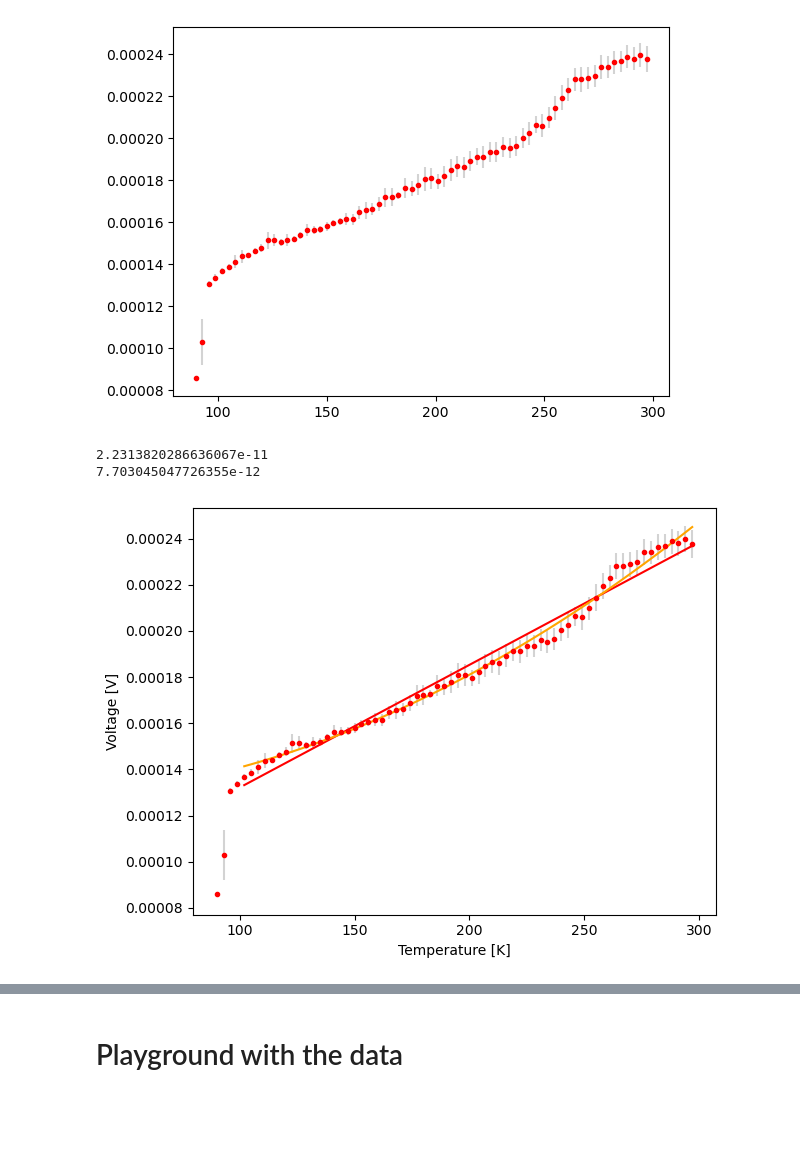
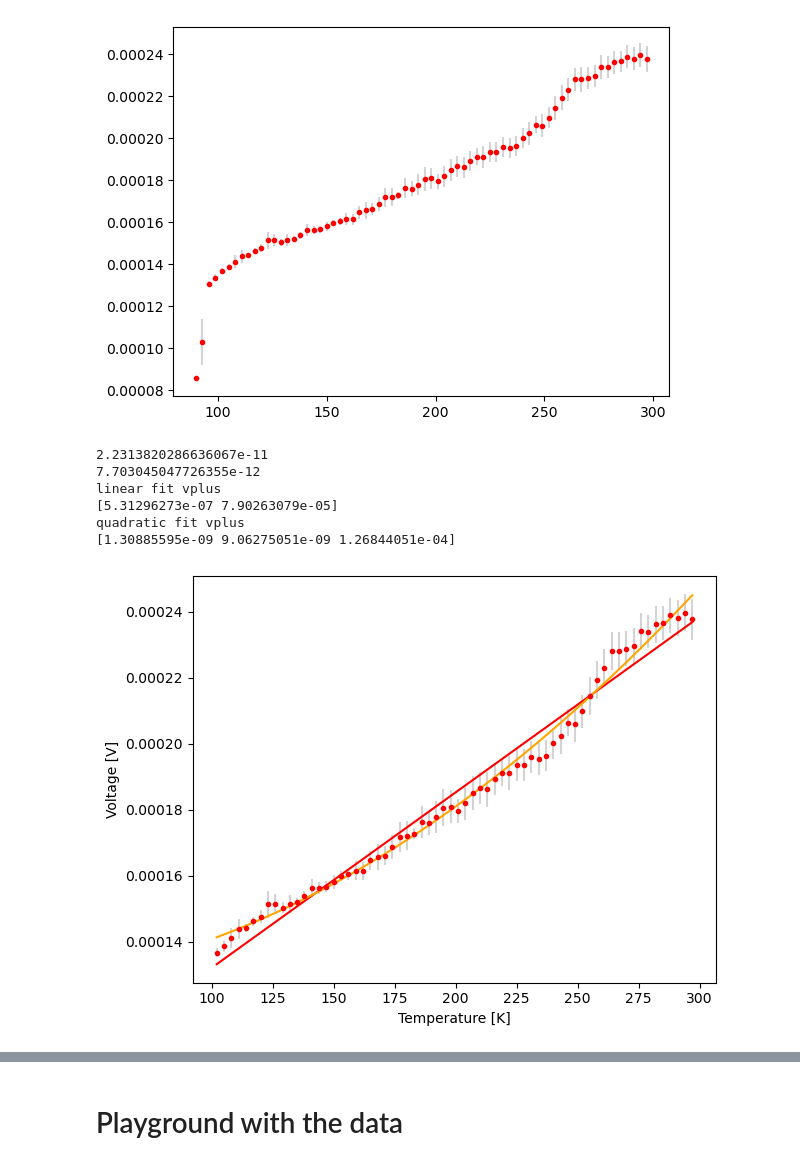
Before and after one commit to JanZur/Solid_state_physics_lab, a Jupyter notebook: solidstates_lab.ipynb, the cells around one changed output, grey strips where cells are left out. Drawn from its saved outputs; the diff is of its cells as text; code cells hidden in the pictures; blank space fills up the shorter version.

```diff
--- a/solidstates_lab.ipynb
+++ b/solidstates_lab.ipynb
@@ -989,38 +989,62 @@ plt.errorbar(np.arange(90, 350, temp_delta), heating_data_06_binned_Vplus, yerr
 # %%
     #restrict the data to the interesting temperature range 100 to 300
 #concatenate the binned data and the temperature to one 2d array
-heating_data_06_binned = np.column_stack((np.arange(90, 350, temp_delta), heating_data_06_binned_Vplus, heating_data_06_binned_Vminus))
+heating_data_06_binned = np.column_stack((np.arange(90, 350, temp_delta), heating_data_06_binned_Vplus,
+                                          heating_data_06_binned_Vminus, vplus_uncertainty, vminus_uncertainty))
 heating_data_06_binned = heating_data_06_binned[(heating_data_06_binned[:,0] > 100) & (heating_data_06_binned[:,0] < 300)]
+#get index of value
+
+
+#reduce the error array to the same size
+
+
+#plot with errors
+error_Vplus = heating_data_06_binned[:,3]
+error_Vminus = heating_data_06_binned[:,4]
+
+plt.errorbar(heating_data_06_binned[:,0], heating_data_06_binned[:,1], yerr = error_Vplus, fmt = 'o', color = 'red', ecolor = 'lightgrey', markersize = 3 )
+
+
 
 #plot
 plt.scatter(heating_data_06_binned[:,0], heating_data_06_binned[:,1], s = 1, color = 'red')
 
 
 #polyfit the data with a degree 1 and a degree 2 polynomial
 p1 = np.polyfit(heating_data_06_binned[:,0], heating_data_06_binned[:,1], 1)
 p2 = np.polyfit(heating_data_06_binned[:,0], heating_data_06_binned[:,1], 2)
 
 #calculate the mse of the fits
 mse1 = np.mean((np.polyval(p1, heating_data_06_binned[:,0]) - heating_data_06_binned[:,1])**2)
 mse2 = np.mean((np.polyval(p2, heating_data_06_binned[:,0]) - heating_data_06_binned[:,1])**2)
 
+
 print(mse1)
 print(mse2)
+
+print('linear fit vplus')
+print(p1)
+print('quadratic fit vplus')
+print(p2)
 
 
 
 
 #plot the fits
 plt.plot(heating_data_06_binned[:,0], np.polyval(p1, heating_data_06_binned[:,0]), color = 'red')
 plt.plot(heating_data_06_binned[:,0], np.polyval(p2, heating_data_06_binned[:,0]), color = 'orange')
 plt.xlabel('Temperature [K]')
 plt.ylabel('Voltage [V]')
 plt.tight_layout()
 plt.savefig('heating_curve_06_binned_for_metal_fit_Vplus.png')
 # %% [output]
 2.2313820286636067e-11
 7.703045047726355e-12
+linear fit vplus
+[5.31296273e-07 7.90263079e-05]
+quadratic fit vplus
+[1.30885595e-09 9.06275051e-09 1.26844051e-04]
-[figure, old version]
+[figure, new version]
 # %%
 #do the same for the V-
 #plot
```
Also changed, not shown: parts of 1 cell of this notebook, 5 other files.
